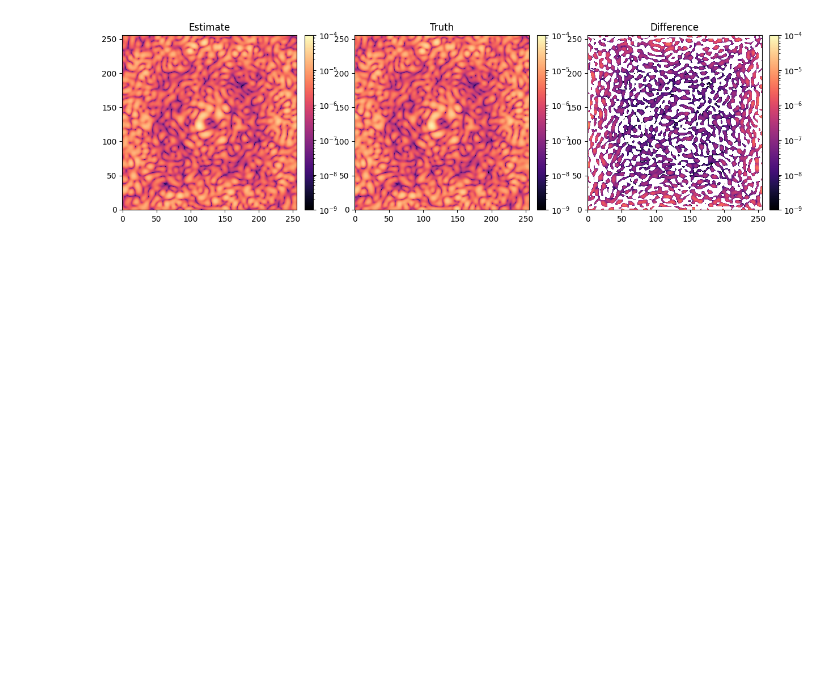
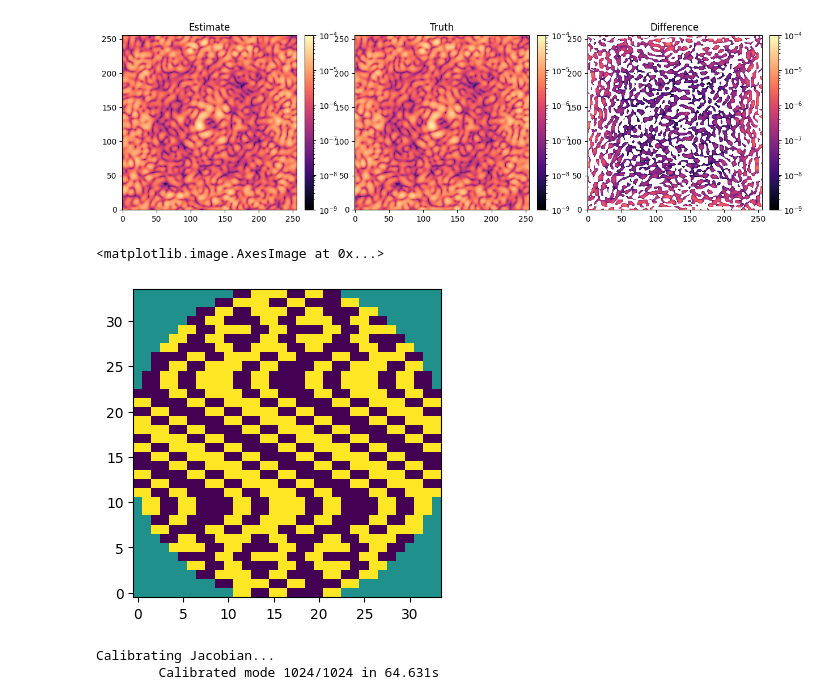
Before and after one commit to zhangderby/scoob-scc, a Jupyter notebook: notebooks_sim/test_scc.ipynb, the cells around one changed output. Saved outputs shown, nothing was run; the diff lists cells and outputs as text; code cells hidden in the pictures; blank space fills up the shorter version.

Commit message:
scc calibration code

```diff
--- a/notebooks_sim/test_scc.ipynb
+++ b/notebooks_sim/test_scc.ipynb
@@ -95,3 +95,17 @@ estimate = scc.take_measurement(I=M, scc_reference=ref_scc, shift=27, diam_windo
 [figure]
 [figure]
 [figure]
+# %%
+control_modes = dm.create_hadamard_modes(M.dm_mask)
+
+plt.figure(figsize=(5, 4))
+plt.imshow(control_modes[10].get())
+# %% [output]
+<matplotlib.image.AxesImage at 0x...>
+[figure, added]
+# %%
+jacobian, jacobian_full = scc.calibrate(I=M, control_mask=control_mask, calibration_amplitude=5e-9, calibration_modes=control_modes,
+                                        scc_reference=ref_scc, shift=27, diam_window=0.17, channel=3, return_full_response=True)
+# %% [output]
+Calibrating Jacobian...
+        Calibrated mode 1024/1024 in 64.631s
```
Also changed, not shown: parts of 3 cells of this notebook, 1 other file.
